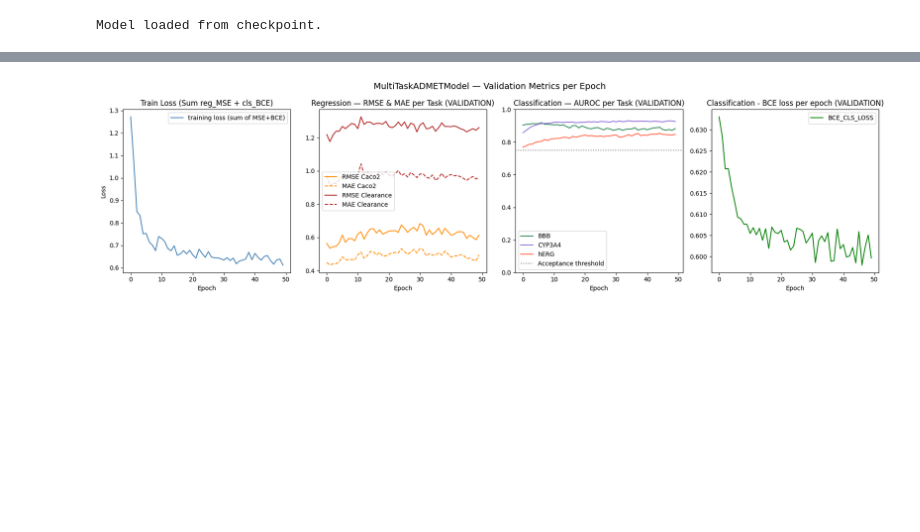
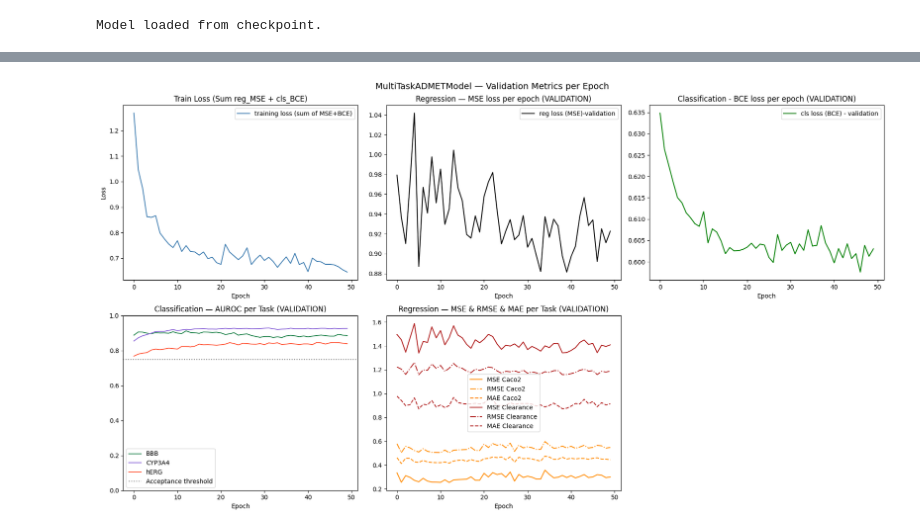
Before and after one commit to PauloSMP/ADMET_Project, a Jupyter notebook: projecto.ipynb, the cells around one changed output, grey strips where cells are left out. Drawn from its saved outputs; the diff is of its cells as text; code cells hidden in the pictures; blank space fills up the shorter version.

Commit message:
refactor: improve metrics plot layout
improve plot layout to 2*3 grid & rearrange val/reg loss plots

```diff
--- a/projecto.ipynb
+++ b/projecto.ipynb
@@ -1023,63 +1025,75 @@ Herg: AUROC=0.8487
 # %%
 # Load metrics from CSV logs and plot for further analysis of training and validation.
 # Check Val metrics per epoch
 # Regression: RMSE and MAE task # Note the RMSE and MAE is computed with scales vs unscaled targets during training and validation.
 # Classification: AUROC per task
 metrics = pd.read_csv("logs/multi_task_admet/version_3/metrics.csv")
 
 # --- Separate metrics by type ---
 train_loss = (metrics[["epoch", "train/loss"]]
               .dropna(subset=["train/loss"])
               .groupby("epoch")["train/loss"].mean())
 
+val_reg_loss = metrics[["epoch", "val/reg_loss"]].dropna(subset=["val/reg_loss"])
+
+val_cls_loss = metrics[["epoch", "val/cls_loss"]].dropna(subset=["val/cls_loss"])
+
 val_reg = metrics[["epoch", "val/mse_caco2", "val/rmse_caco2", "val/mae_caco2",
                     "val/mse_clearance","val/rmse_clearance", "val/mae_clearance"]].dropna(subset=["val/rmse_caco2"])
 
-val_cls = metrics[["epoch", "val/cls_loss", "val/auroc_bbb", "val/auroc_cyp3a4",
+val_cls = metrics[["epoch", "val/auroc_bbb", "val/auroc_cyp3a4",
                     "val/auroc_herg"]].dropna(subset=["val/auroc_bbb"])
 
 # --- Plot ---
-fig, axes = plt.subplots(1, 4, figsize=(18, 5))
+fig, axes = plt.subplots(2,3, figsize=(18,10))
 fig.suptitle("MultiTaskADMETModel — Validation Metrics per Epoch", fontsize=14)
+axes[1, 2].set_visible(False)  # hide the unused 6th slot
 
 # Train loss
-axes[0].plot(train_loss.index, train_loss.values, label = "training loss (sum of MSE+BCE)", color="steelblue")
-axes[0].set_title("Train Loss (Sum reg_MSE + cls_BCE)")
-axes[0].set_xlabel("Epoch")
-axes[0].set_ylabel("Loss")
-axes[0].legend()
+axes[0,0].plot(train_loss.index, train_loss.values, label = "training loss (sum of MSE+BCE)", color="steelblue")
+axes[0,0].set_title("Train Loss (Sum reg_MSE + cls_BCE)")
+axes[0,0].set_xlabel("Epoch")
+axes[0,0].set_ylabel("Loss")
+axes[0,0].legend()
 
 # Regression: RMSE + MAE per task
-axes[1].plot(val_reg["epoch"], val_reg["val/mse_caco2"], label = "MSE Caco2", color = "darkorange", linestyle = "-.")
-axes[1].plot(val_reg["epoch"], val_reg["val/rmse_caco2"],     label="RMSE Caco2",     color="darkorange")
-axes[1].plot(val_reg["epoch"], val_reg["val/mae_caco2"],      label="MAE Caco2",      color="darkorange", linestyle="--")
-axes[1].plot(val_reg["epoch"], val_reg["val/mse_clearance"], label="MSE Clearance", color="firebrick", linestyle = "-.")
-axes[1].plot(val_reg["epoch"], val_reg["val/rmse_clearance"], label="RMSE Clearance", color="firebrick")
-axes[1].plot(val_reg["epoch"], val_reg["val/mae_clearance"],  label="MAE Clearance",  color="firebrick",  linestyle="--")
-axes[1].set_title("Regression — RMSE & MAE per Task (VALIDATION)")
-axes[1].set_xlabel("Epoch")
-axes[1].legend()
+axes[0,1].plot(val_reg_loss["epoch"], val_reg_loss["val/reg_loss"], label="reg loss (MSE)-validation", color = "black")
+axes[0,1].set_title("Regression — MSE loss per epoch (VALIDATION)")
+axes[0,1].set_xlabel("Epoch")
+axes[0,1].legend()
+
+#Classification: BCE Loss
+axes[0,2].plot(val_cls_loss["epoch"], val_cls_loss["val/cls_loss"], label="cls loss (BCE) - validation", color ="green")
+axes[0,2].set_title("Classification - BCE loss per epoch (VALIDATION)")
+axes[0,2].set_xlabel("Epoch")
+axes[0,2].legend()
 
 # Classification: AUROC per task
-axes[2].plot(val_cls["epoch"], val_cls["val/auroc_bbb"],    label="BBB",    color="seagreen")
-axes[2].plot(val_cls["epoch"], val_cls["val/auroc_cyp3a4"], label="CYP3A4", color="mediumpurple")
-axes[2].plot(val_cls["epoch"], val_cls["val/auroc_herg"],   label="hERG",   color="tomato")
-axes[2].axhline(0.75, color="gray", linestyle=":", label="Acceptance threshold")
-axes[2].set_title("Classification — AUROC per Task (VALIDATION)")
-axes[2].set_xlabel("Epoch")
-axes[2].set_ylim(0, 1)
-axes[2].legend()
+axes[1,0].plot(val_cls["epoch"], val_cls["val/auroc_bbb"],    label="BBB",    color="seagreen")
+axes[1,0].plot(val_cls["epoch"], val_cls["val/auroc_cyp3a4"], label="CYP3A4", color="mediumpurple")
+axes[1,0].plot(val_cls["epoch"], val_cls["val/auroc_herg"],   label="hERG",   color="tomato")
+axes[1,0].axhline(0.75, color="gray", linestyle=":", label="Acceptance threshold")
+axes[1,0].set_title("Classification — AUROC per Task (VALIDATION)")
+axes[1,0].set_xlabel("Epoch")
+axes[1,0].set_ylim(0, 1)
+axes[1,0].legend()
 
-#Classification: BCE Loss
-axes[3].plot(val_cls["epoch"], val_cls["val/cls_loss"], label="BCE_CLS_LOSS", color ="green")
-axes[3].set_title("Classification - BCE loss per epoch (VALIDATION)")
-axes[3].set_xlabel("Epoch")
-axes[3].legend()
+# Regression: RMSE + MAE per task
+axes[1,1].plot(val_reg["epoch"], val_reg["val/mse_caco2"], label = "MSE Caco2", color = "darkorange")
+axes[1,1].plot(val_reg["epoch"], val_reg["val/rmse_caco2"],     label="RMSE Caco2",     color="darkorange", linestyle = "-.")
+axes[1,1].plot(val_reg["epoch"], val_reg["val/mae_caco2"],      label="MAE Caco2",      color="darkorange", linestyle="--")
+axes[1,1].plot(val_reg["epoch"], val_reg["val/mse_clearance"], label = "MSE Clearance", color="firebrick")
+axes[1,1].plot(val_reg["epoch"], val_reg["val/rmse_clearance"], label="RMSE Clearance", color="firebrick", linestyle = "-.")
+axes[1,1].plot(val_reg["epoch"], val_reg["val/mae_clearance"],  label="MAE Clearance",  color="firebrick",  linestyle="--")
+axes[1,1].set_title("Regression — MSE & RMSE & MAE per Task (VALIDATION)")
+axes[1,1].set_xlabel("Epoch")
+axes[1,1].legend()
+
 
 plt.tight_layout()
 plt.show()
 # %% [output]
-[figure, old version]
+[figure, new version]
 # %%
 # Build function to predict ADMET properties for a given SMILES string using the trained multi-task model.
 
```
Also changed, not shown: parts of 3 cells of this notebook.
